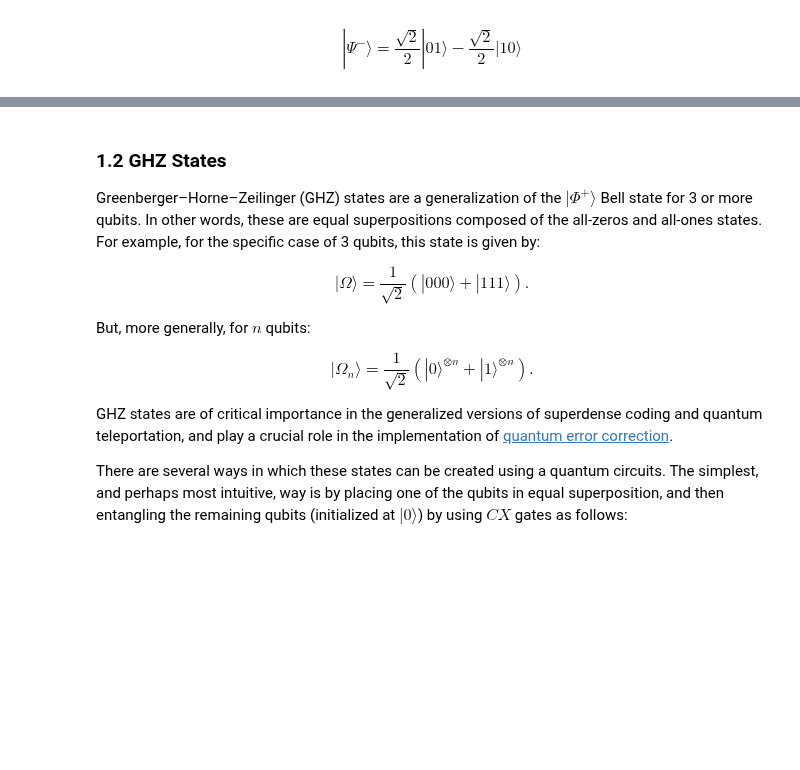
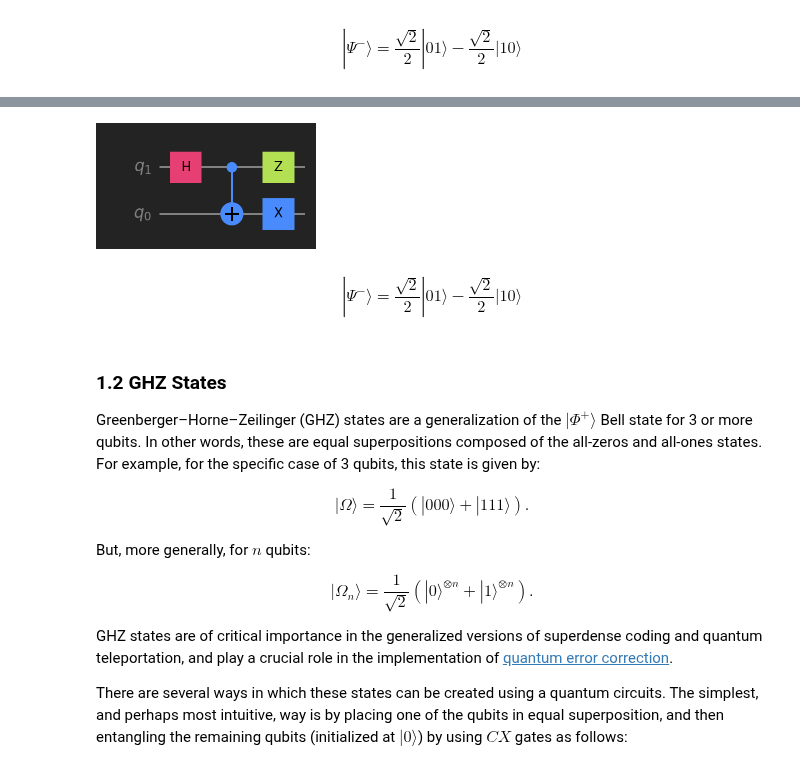
Before and after one commit to learn-quantum/lqc-textbook, a Jupyter notebook: chapters/02_quantum_computing/02_05_quantum_blocks.ipynb, the cells around one changed output, grey strips where cells are left out. Drawn from its saved outputs; the diff is of its cells as text; code cells hidden in the pictures; blank space fills up the shorter version.

```diff
--- a/chapters/02_quantum_computing/02_05_quantum_blocks.ipynb
+++ b/chapters/02_quantum_computing/02_05_quantum_blocks.ipynb
@@ -75,3 +117,16 @@ $$|\Psi^- \rangle = \frac{\sqrt{2}}{2} |01\rangle- \frac{\sqrt{2}}{2} |10\rangle
+# %%
+# Circuit for |Ψ⁻⟩
+qc = QuantumCircuit(2)
+qc.h(1)
+qc.cx(1,0)
+qc.x(0)
+qc.z(1)
+display(qc.draw())
+
+Statevector(qc).draw('latex',prefix='|\\Psi^- \\rangle = ')
+# %% [output]
+[figure, added]
+$$|\Psi^- \rangle = \frac{\sqrt{2}}{2} |01\rangle- \frac{\sqrt{2}}{2} |10\rangle$$
 # %% [markdown]
 ### 1.2 GHZ States
 
```
Also changed, not shown: parts of 23 cells of this notebook.
